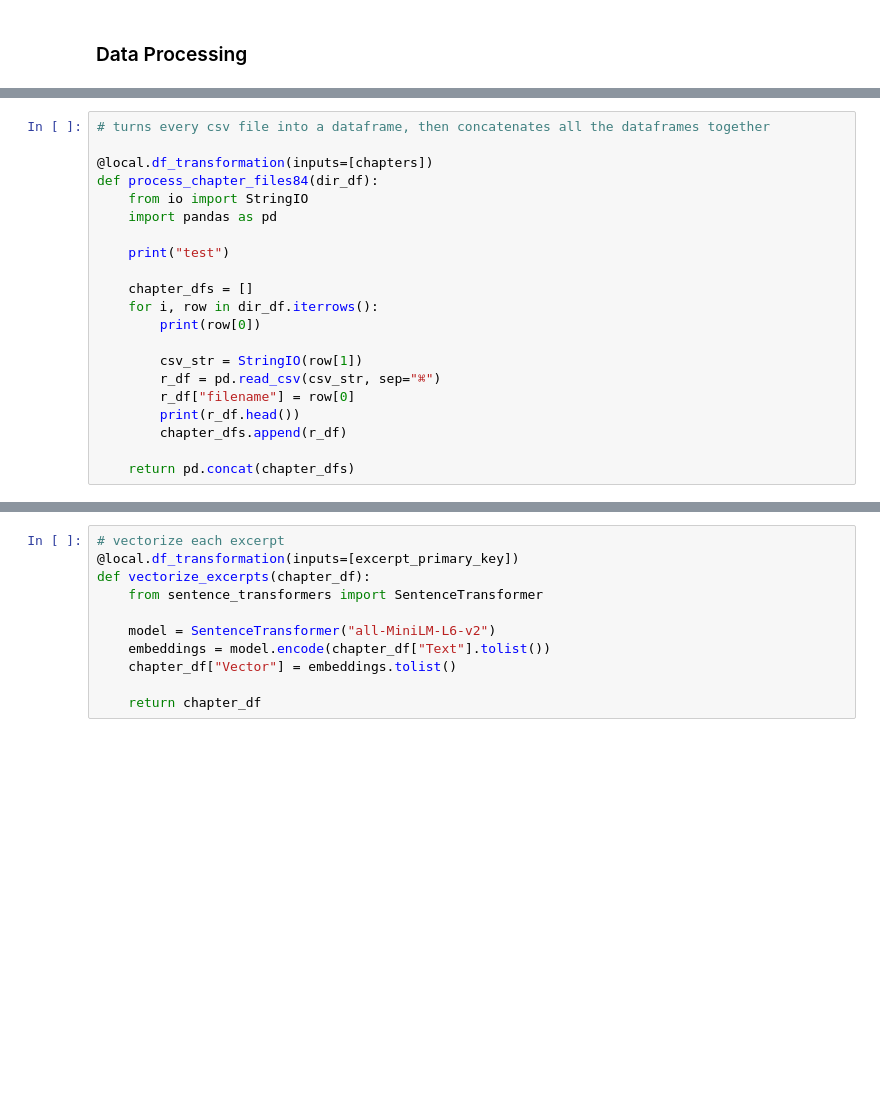
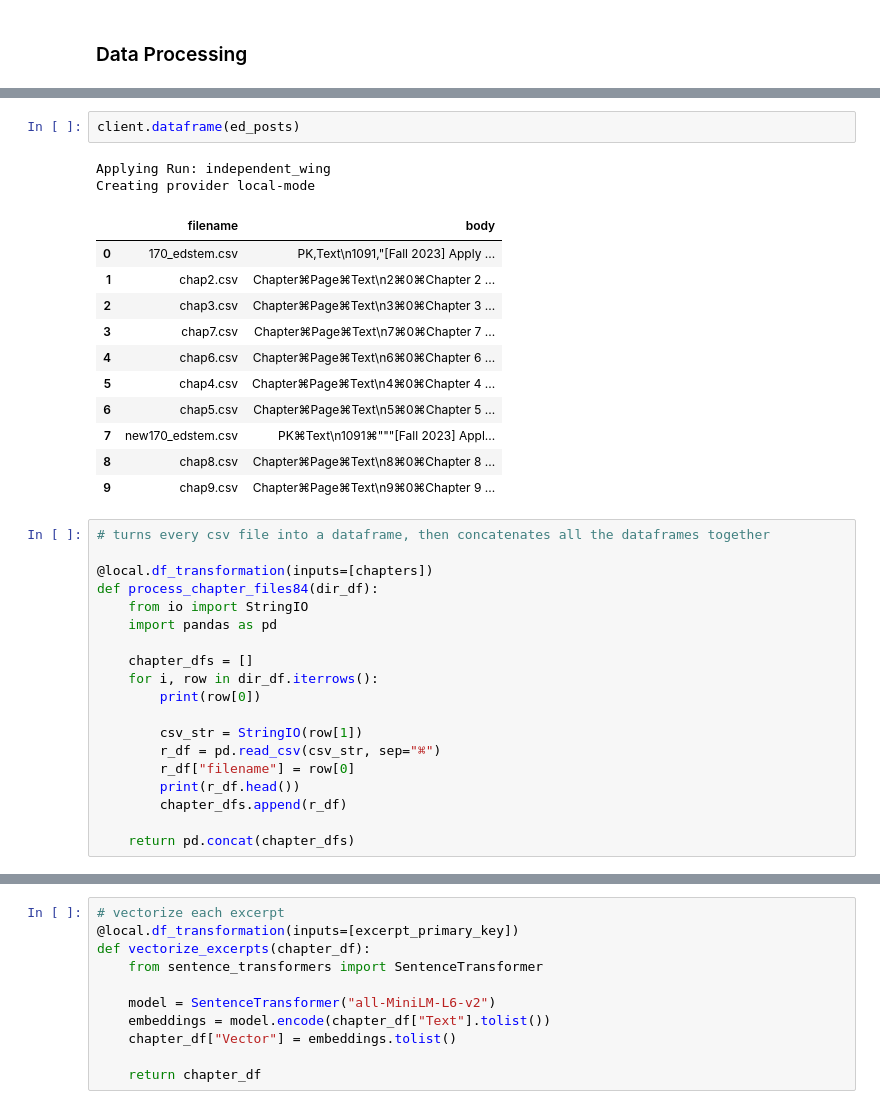
Before and after one commit to wes-jiang/OHPT, a Jupyter notebook: OHPT Bot/ohpt.ipynb, the cells around one changed output, grey strips where cells are left out. Drawn from its saved outputs; the diff is of its cells as text; blank space fills up the shorter version.

```diff
--- a/OHPT Bot/ohpt.ipynb
+++ b/OHPT Bot/ohpt.ipynb
@@ -136,3 +143,19 @@ Creating source dpv-chapters  fervent_shannon
+# %%
+client.dataframe(ed_posts)
+# %% [output]
+Applying Run: independent_wing
+Creating provider local-mode
+|  | filename | body |
+| 0 | 170_edstem.csv | PK,Text\n1091,"[Fall 2023] Apply ... |
+| 1 | chap2.csv | Chapter⌘Page⌘Text\n2⌘0⌘Chapter 2 ... |
+| 2 | chap3.csv | Chapter⌘Page⌘Text\n3⌘0⌘Chapter 3 ... |
+| 3 | chap7.csv | Chapter⌘Page⌘Text\n7⌘0⌘Chapter 7 ... |
+| 4 | chap6.csv | Chapter⌘Page⌘Text\n6⌘0⌘Chapter 6 ... |
+| 5 | chap4.csv | Chapter⌘Page⌘Text\n4⌘0⌘Chapter 4 ... |
+| 6 | chap5.csv | Chapter⌘Page⌘Text\n5⌘0⌘Chapter 5 ... |
+| 7 | new170_edstem.csv | PK⌘Text\n1091⌘"""[Fall 2023] Appl... |
+| 8 | chap8.csv | Chapter⌘Page⌘Text\n8⌘0⌘Chapter 8 ... |
+| 9 | chap9.csv | Chapter⌘Page⌘Text\n9⌘0⌘Chapter 9 ... |
 # %%
 # turns every csv file into a dataframe, then concatenates all the dataframes together
 
@@ -140,8 +163,6 @@ Creating source dpv-chapters  fervent_shannon
 def process_chapter_files84(dir_df):
     from io import StringIO
     import pandas as pd
-
-    print("test")
 
     chapter_dfs = []
     for i, row in dir_df.iterrows():
```
Also changed, not shown: parts of 6 cells of this notebook, 5 other files.
